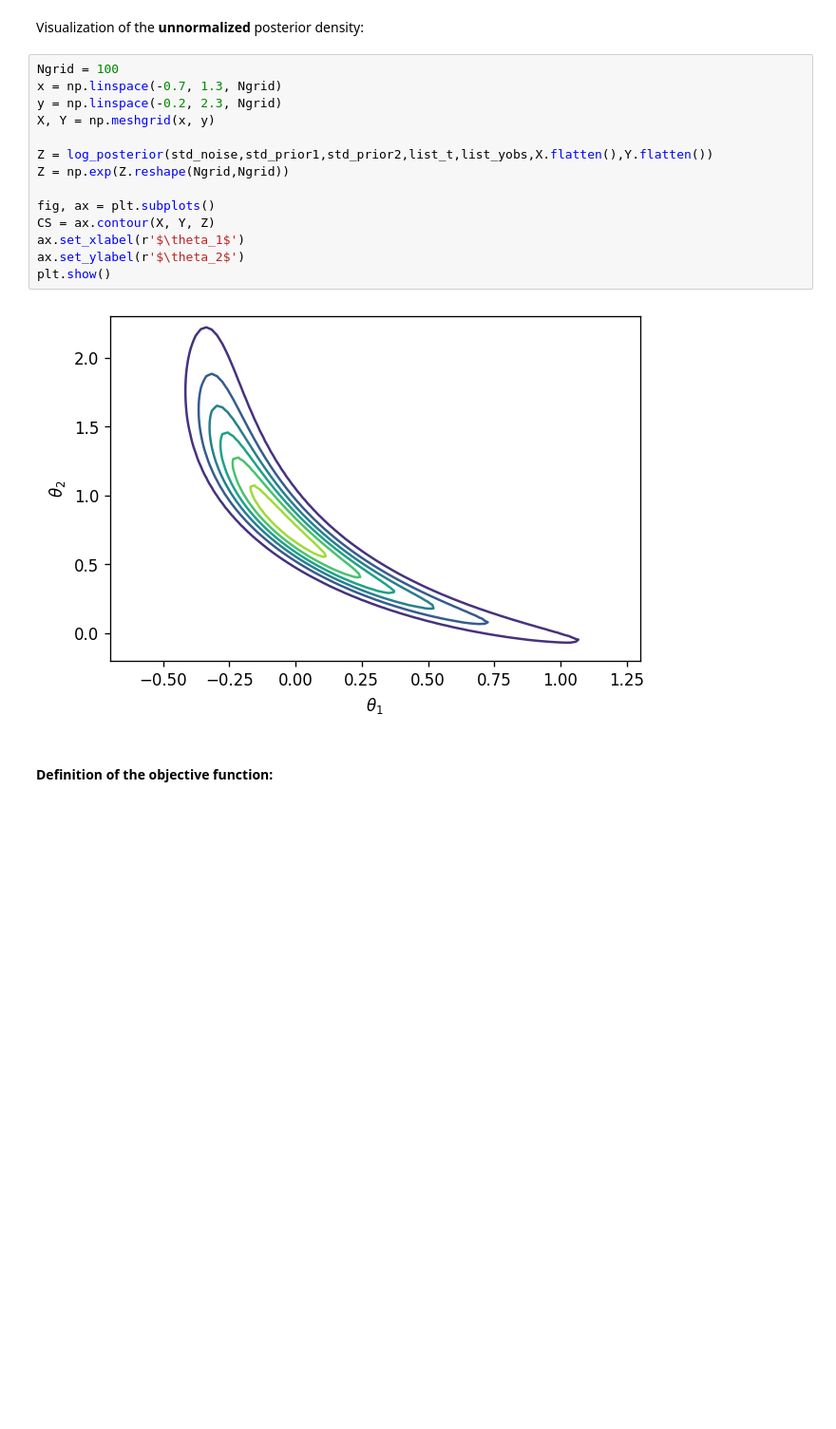
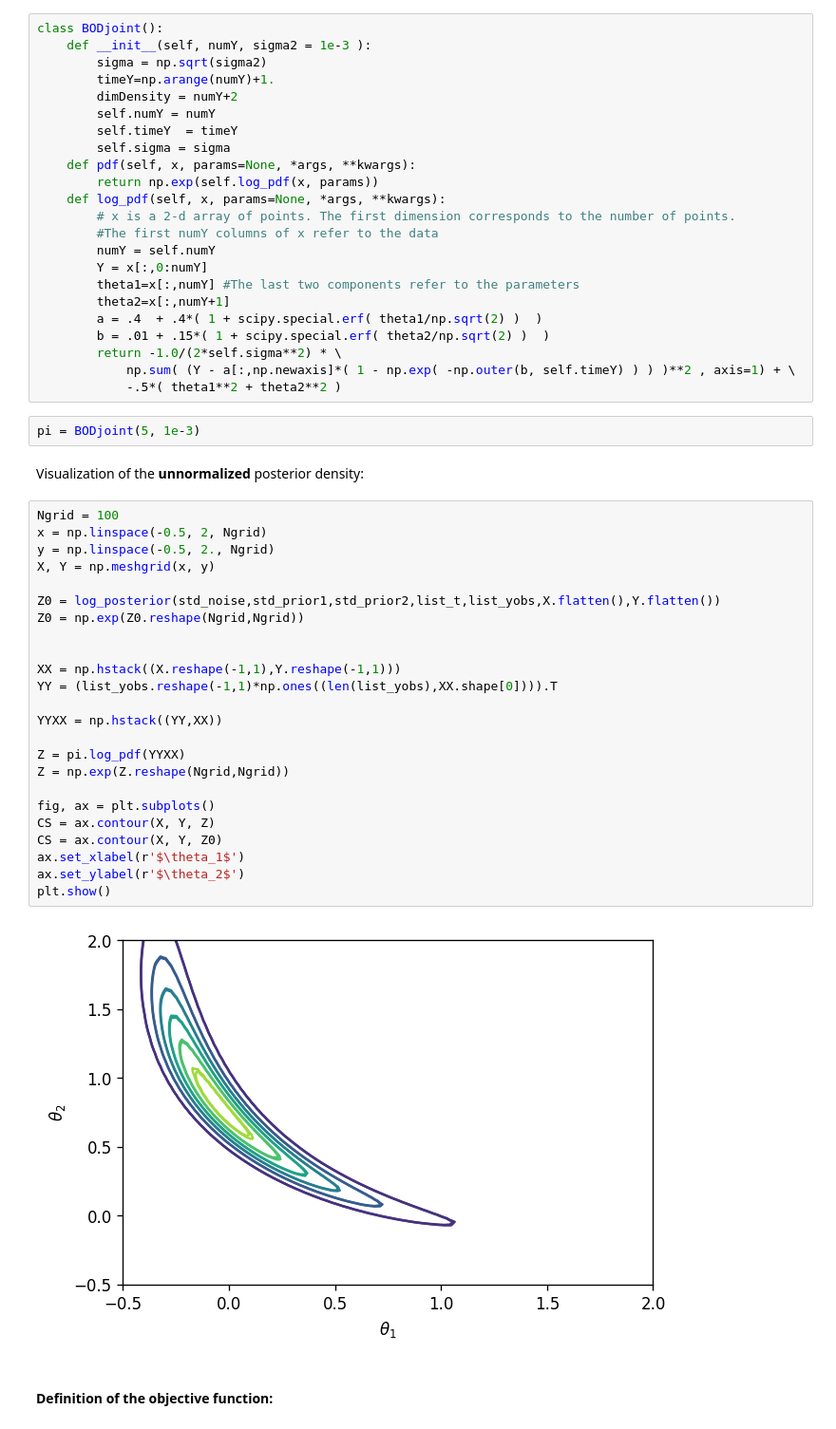
Before and after one commit to MeasureTransport/SIAMannual22, a Jupyter notebook: tutorial_code_AN22.ipynb, the cells around one changed output. Shown at 95% size. Drawn from its saved outputs; the diff is of its cells as text; blank space fills up the shorter version.

```diff
--- a/tutorial_code_AN22.ipynb
+++ b/tutorial_code_AN22.ipynb
@@ -553,24 +550,59 @@ list_yobs2=np.array([forward_model(0,1,t+1) for t in range(5)])
 std_noise = np.sqrt(1e-3);
 std_prior1 = 1;
 std_prior2 = 1;
+# %%
+class BODjoint():
+    def __init__(self, numY, sigma2 = 1e-3 ):
+        sigma = np.sqrt(sigma2)
+        timeY=np.arange(numY)+1.
+        dimDensity = numY+2
+        self.numY = numY
+        self.timeY  = timeY
+        self.sigma = sigma
+    def pdf(self, x, params=None, *args, **kwargs):
+        return np.exp(self.log_pdf(x, params))
+    def log_pdf(self, x, params=None, *args, **kwargs):
+        # x is a 2-d array of points. The first dimension corresponds to the number of points.
+        #The first numY columns of x refer to the data
+        numY = self.numY
+        Y = x[:,0:numY]
+        theta1=x[:,numY] #The last two components refer to the parameters
+        theta2=x[:,numY+1]
+        a = .4  + .4*( 1 + scipy.special.erf( theta1/np.sqrt(2) )  )
+        b = .01 + .15*( 1 + scipy.special.erf( theta2/np.sqrt(2) )  )
+        return -1.0/(2*self.sigma**2) * \
+            np.sum( (Y - a[:,np.newaxis]*( 1 - np.exp( -np.outer(b, self.timeY) ) ) )**2 , axis=1) + \
+            -.5*( theta1**2 + theta2**2 )
+# %%
+pi = BODjoint(5, 1e-3)
 # %% [markdown]
 Visualization of the **unnormalized** posterior density:
 # %%
 Ngrid = 100
-x = np.linspace(-0.7, 1.3, Ngrid)
-y = np.linspace(-0.2, 2.3, Ngrid)
+x = np.linspace(-0.5, 2, Ngrid)
+y = np.linspace(-0.5, 2., Ngrid)
 X, Y = np.meshgrid(x, y)
 
-Z = log_posterior(std_noise,std_prior1,std_prior2,list_t,list_yobs,X.flatten(),Y.flatten())
+Z0 = log_posterior(std_noise,std_prior1,std_prior2,list_t,list_yobs,X.flatten(),Y.flatten())
+Z0 = np.exp(Z0.reshape(Ngrid,Ngrid))
+
+
+XX = np.hstack((X.reshape(-1,1),Y.reshape(-1,1)))
+YY = (list_yobs.reshape(-1,1)*np.ones((len(list_yobs),XX.shape[0]))).T
+
+YYXX = np.hstack((YY,XX))
+
+Z = pi.log_pdf(YYXX)
 Z = np.exp(Z.reshape(Ngrid,Ngrid))
 
 fig, ax = plt.subplots()
 CS = ax.contour(X, Y, Z)
+CS = ax.contour(X, Y, Z0)
 ax.set_xlabel(r'$\theta_1$')
 ax.set_ylabel(r'$\theta_2$')
 plt.show()
 # %% [output]
-[figure, old version]
+[figure, new version]
 # %% [markdown]
 #### Definition of the objective function:
 # %%
```
Also changed, not shown: parts of 25 cells of this notebook.
